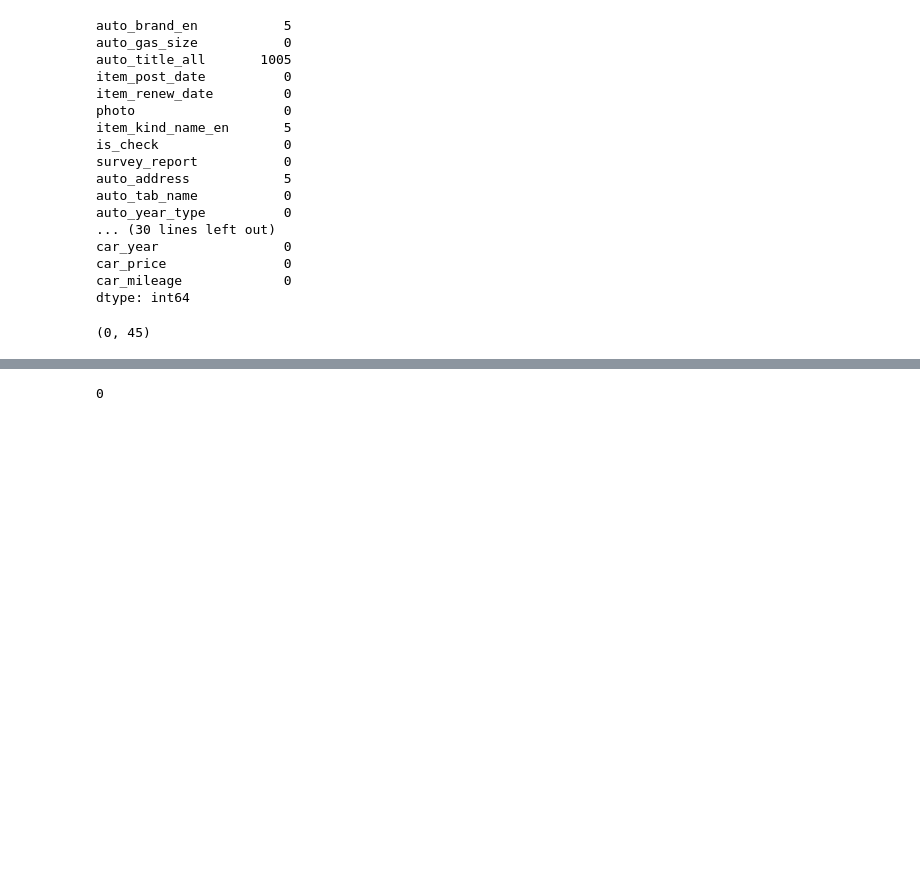
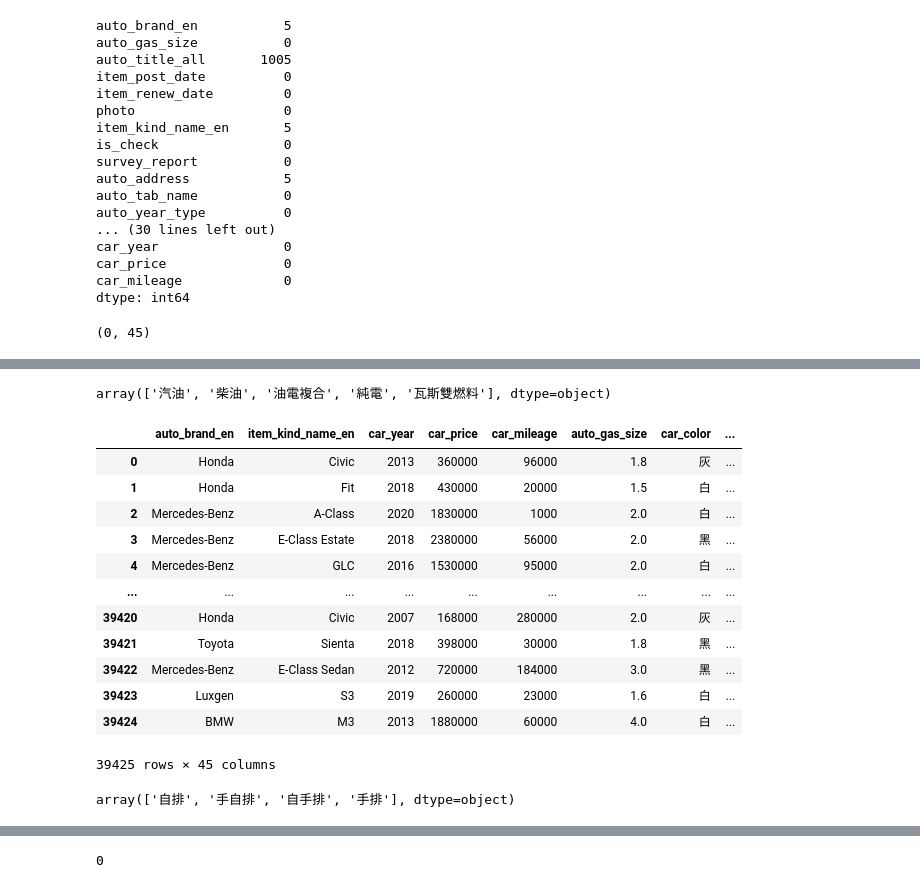
Before and after one commit to lilychen0505/BDSE19_PROJECT, a Jupyter notebook: data_cleaning/data_cleaning_8891.ipynb, the cells around one changed output, grey strips where cells are left out. Cells and saved outputs as stored; diff of their text form; code cells hidden in the pictures; blank space fills up the shorter version.

```diff
--- a/data_cleaning/data_cleaning_8891.ipynb
+++ b/data_cleaning/data_cleaning_8891.ipynb
@@ -216,0 +233,4 @@ df_final = df_final.replace({'car_driveMode': r'WD$'}, {'car_driveMode': ''}, re
+# %%
+df_final['car_driveMode'] = df_final['car_driveMode'].astype(int)
+# %%
+df_final.loc[df_final['auto_gas_size'].str.contains('以下') & df_final['car_fuel'].str.contains('純電'), 'auto_gas_size'] = 0
@@ -220,3 +258,32 @@ df_final.loc[df_final['auto_gas_size'].str.contains('以下') == True, 'auto_gas
 df_final.loc[df_final['auto_gas_size'].str.contains('以上') == True, 'auto_gas_size'] = 6.5
 # %%
 df_final.loc[df_final['auto_gas_size'].str.contains('以上') & df_final['item_kind_name_en'].str.contains('Camaro') , 'auto_gas_size'] = 6.2
+# %%
+df_final = df_final.replace({'car_fuel': '未填寫'}, {'car_fuel': '汽油'})
+# %%
+df_final['car_fuel'].unique()
+# %% [output]
+array(['汽油', '柴油', '油電複合', '純電', '瓦斯雙燃料'], dtype=object)
+# %%
+fuel_mapping = {'汽油':1,'柴油':2,'油電複合':3,'純電':4,'瓦斯雙燃料':5}
+# %%
+df_final['car_fuel'] = df_final['car_fuel'].map(fuel_mapping)
+df_final
+# %% [output]
+|  | auto_brand_en | item_kind_name_en | car_year | car_price | car_mileage | auto_gas_size | car_color | ... |
+| 0 | Honda | Civic | 2013 | 360000 | 96000 | 1.8 | 灰 | ... |
+| 1 | Honda | Fit | 2018 | 430000 | 20000 | 1.5 | 白 | ... |
+| 2 | Mercedes-Benz | A-Class | 2020 | 1830000 | 1000 | 2.0 | 白 | ... |
+| 3 | Mercedes-Benz | E-Class Estate | 2018 | 2380000 | 56000 | 2.0 | 黑 | ... |
+| 4 | Mercedes-Benz | GLC | 2016 | 1530000 | 95000 | 2.0 | 白 | ... |
+| ... | ... | ... | ... | ... | ... | ... | ... | ... |
+| 39420 | Honda | Civic | 2007 | 168000 | 280000 | 2.0 | 灰 | ... |
+| 39421 | Toyota | Sienta | 2018 | 398000 | 30000 | 1.8 | 黑 | ... |
+| 39422 | Mercedes-Benz | E-Class Sedan | 2012 | 720000 | 184000 | 3.0 | 黑 | ... |
+| 39423 | Luxgen | S3 | 2019 | 260000 | 23000 | 1.6 | 白 | ... |
+| 39424 | BMW | M3 | 2013 | 1880000 | 60000 | 4.0 | 白 | ... |
+39425 rows × 45 columns
+# %%
+df_final['auto_tab_name'].unique()
+# %% [output]
+array(['自排', '手自排', '自手排', '手排'], dtype=object)
```
Also changed, not shown: parts of 14 cells of this notebook, 3 other files.
